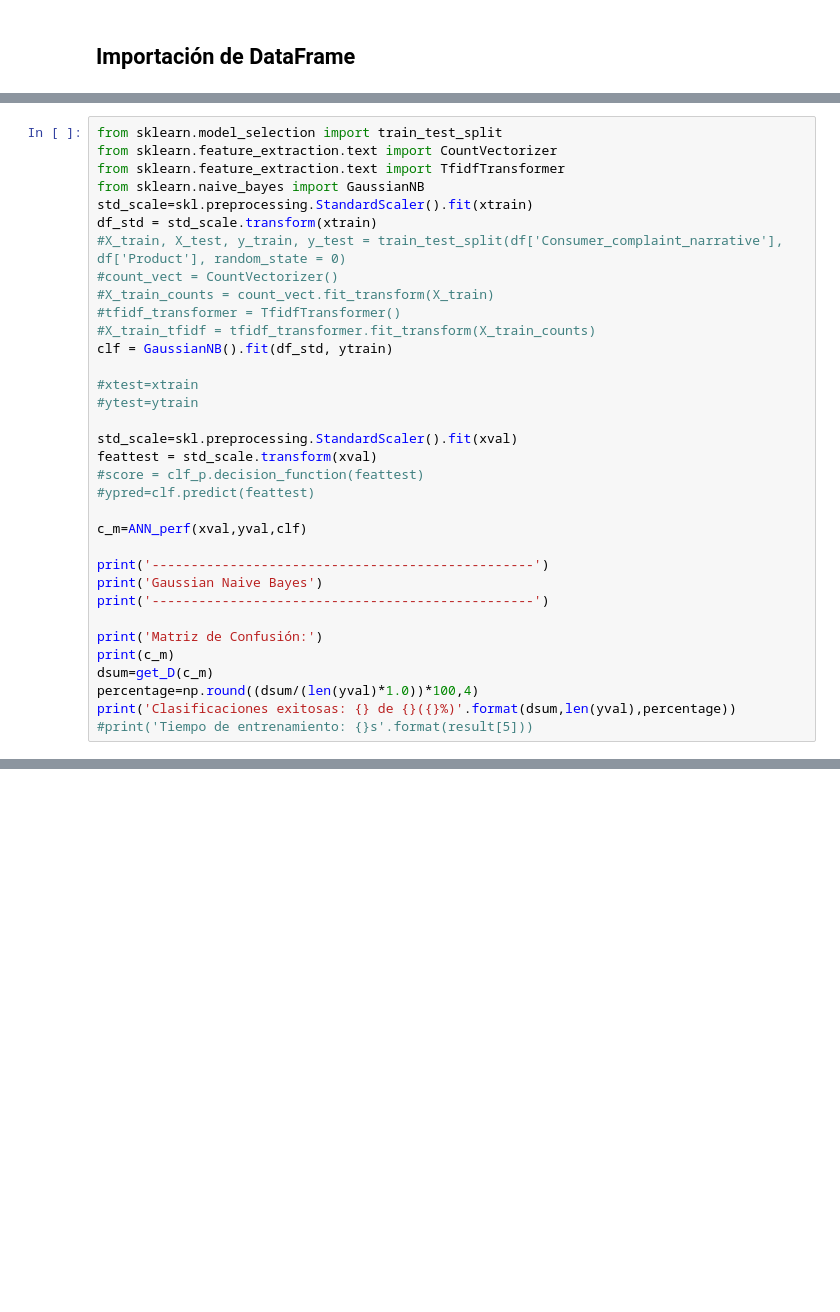
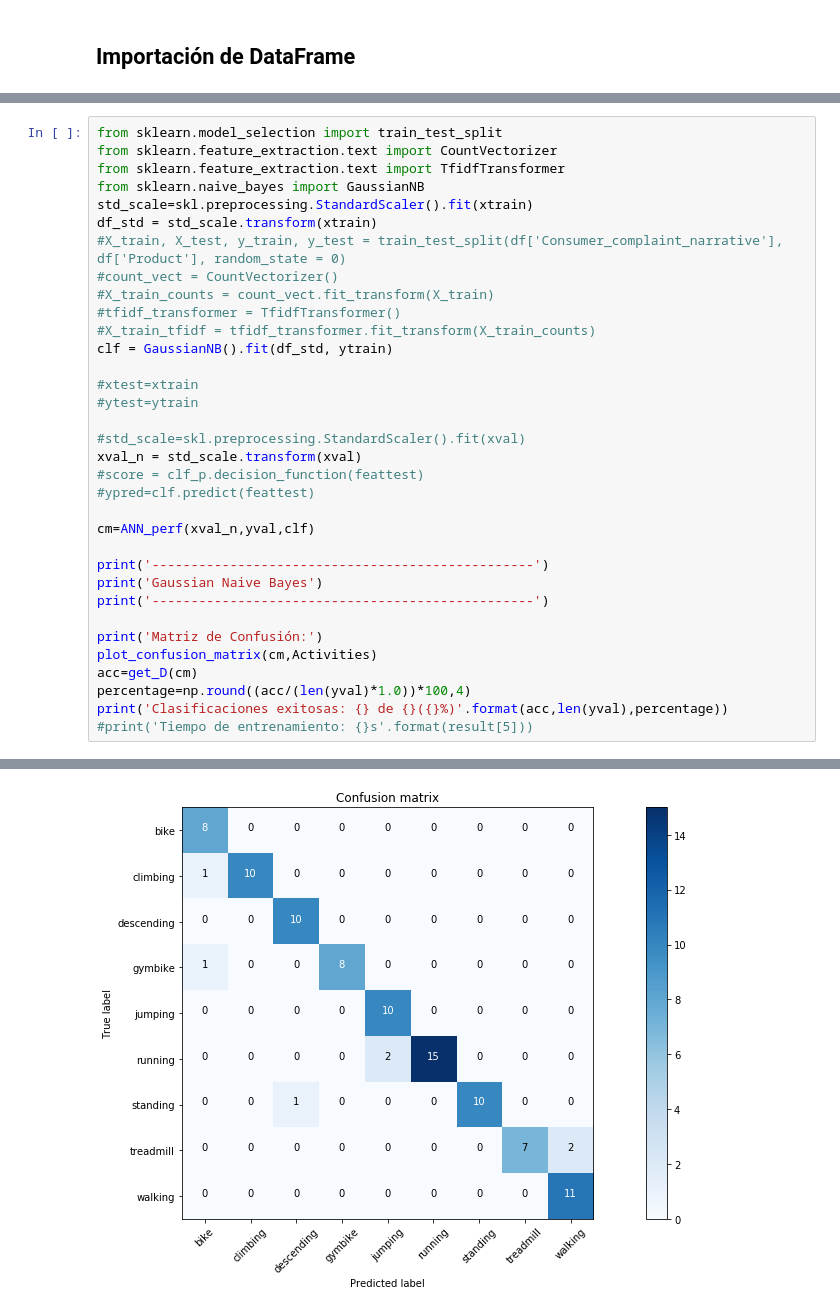
Before and after one commit to GioPais/Physical_activity_classifier, a Jupyter notebook: MarkII.ipynb, the cells around one changed output, grey strips where cells are left out. Drawn from its saved outputs; the diff is of its cells as text; blank space fills up the shorter version.

```diff
--- a/MarkII.ipynb
+++ b/MarkII.ipynb
@@ -334,22 +268,22 @@ clf = GaussianNB().fit(df_std, ytrain)
 #xtest=xtrain
 #ytest=ytrain
 
-std_scale=skl.preprocessing.StandardScaler().fit(xval)
-feattest = std_scale.transform(xval)
+#std_scale=skl.preprocessing.StandardScaler().fit(xval)
+xval_n = std_scale.transform(xval)
 #score = clf_p.decision_function(feattest)
 #ypred=clf.predict(feattest)
 
-c_m=ANN_perf(xval,yval,clf)
+cm=ANN_perf(xval_n,yval,clf)
 
 print('-------------------------------------------------')
 print('Gaussian Naive Bayes')
 print('-------------------------------------------------')
 
 print('Matriz de Confusión:')
-print(c_m)
-dsum=get_D(c_m)
-percentage=np.round((dsum/(len(yval)*1.0))*100,4)
-print('Clasificaciones exitosas: {} de {}({}%)'.format(dsum,len(yval),percentage))
+plot_confusion_matrix(cm,Activities)
+acc=get_D(cm)
+percentage=np.round((acc/(len(yval)*1.0))*100,4)
+print('Clasificaciones exitosas: {} de {}({}%)'.format(acc,len(yval),percentage))
 #print('Tiempo de entrenamiento: {}s'.format(result[5]))
 # %% [output]
 -------------------------------------------------
@@ -368,0 +294 @@ Clasificaciones exitosas: 14 de 77(18.1818%)
+[figure, added]
```
Also changed, not shown: parts of 7 cells of this notebook.
